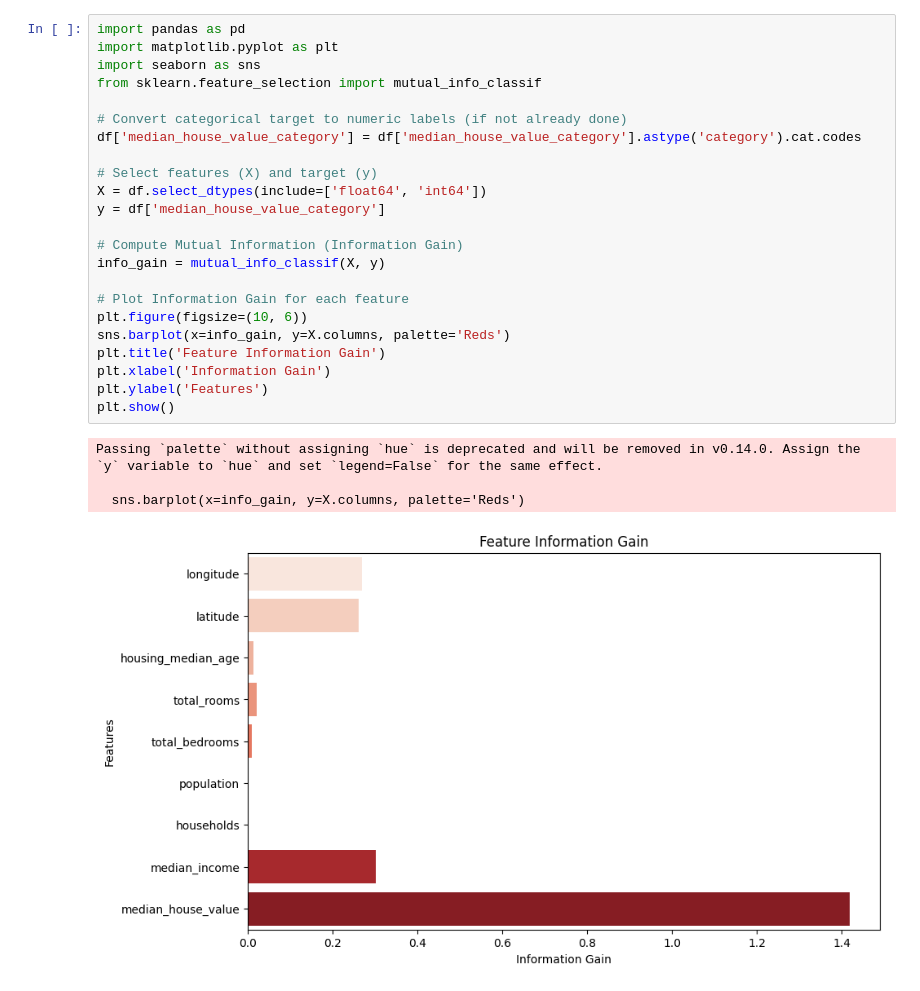
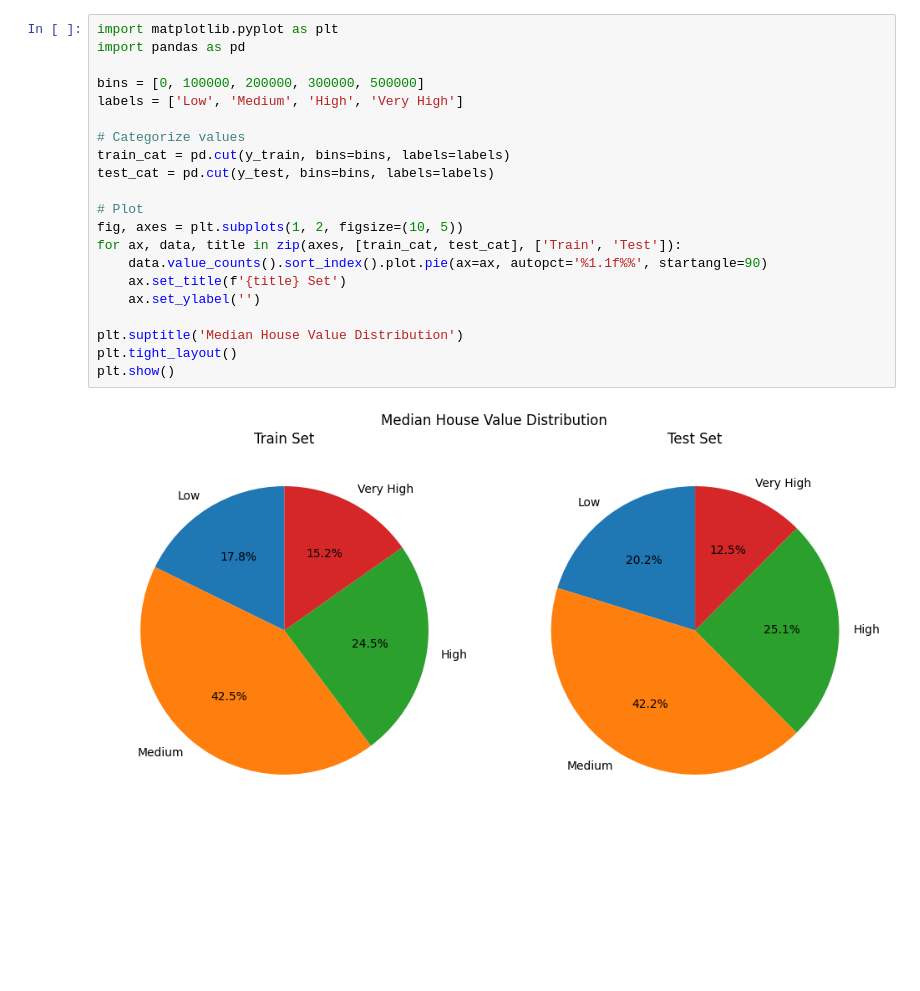
Before and after one commit to agargi007/PDS, a Jupyter notebook: SKILL_experiment_6.ipynb, the cells around one changed output. Drawn from its saved outputs; the diff is of its cells as text; blank space fills up the shorter version.

```diff
--- a/SKILL_experiment_6.ipynb
+++ b/SKILL_experiment_6.ipynb
@@ -343,28 +27,23 @@ In your dataset, mutual information can reveal which features, such as total_roo
-# %%
-import pandas as pd
-import matplotlib.pyplot as plt
-import seaborn as sns
-from sklearn.feature_selection import mutual_info_classif
-
-# Convert categorical target to numeric labels (if not already done)
-df['median_house_value_category'] = df['median_house_value_category'].astype('category').cat.codes
-
-# Select features (X) and target (y)
-X = df.select_dtypes(include=['float64', 'int64'])
-y = df['median_house_value_category']
-
-# Compute Mutual Information (Information Gain)
-info_gain = mutual_info_classif(X, y)
-
-# Plot Information Gain for each feature
-plt.figure(figsize=(10, 6))
-sns.barplot(x=info_gain, y=X.columns, palette='Reds')
-plt.title('Feature Information Gain')
-plt.xlabel('Information Gain')
-plt.ylabel('Features')
-plt.show()
-# %% [output]
-Passing `palette` without assigning `hue` is deprecated and will be removed in v0.14.0. Assign the `y` variable to `hue` and set `legend=False` for the same effect.
-
-  sns.barplot(x=info_gain, y=X.columns, palette='Reds')
-[figure, removed]
+# %%
+import matplotlib.pyplot as plt
+import pandas as pd
+
+bins = [0, 100000, 200000, 300000, 500000]
+labels = ['Low', 'Medium', 'High', 'Very High']
+
+# Categorize values
+train_cat = pd.cut(y_train, bins=bins, labels=labels)
+test_cat = pd.cut(y_test, bins=bins, labels=labels)
+
+# Plot
+fig, axes = plt.subplots(1, 2, figsize=(10, 5))
+for ax, data, title in zip(axes, [train_cat, test_cat], ['Train', 'Test']):
+    data.value_counts().sort_index().plot.pie(ax=ax, autopct='%1.1f%%', startangle=90)
+    ax.set_title(f'{title} Set')
+    ax.set_ylabel('')
+
+plt.suptitle('Median House Value Distribution')
+plt.tight_layout()
+plt.show()
+# %% [output]
+[figure, added]
```
Also changed, not shown: parts of 15 cells of this notebook.
